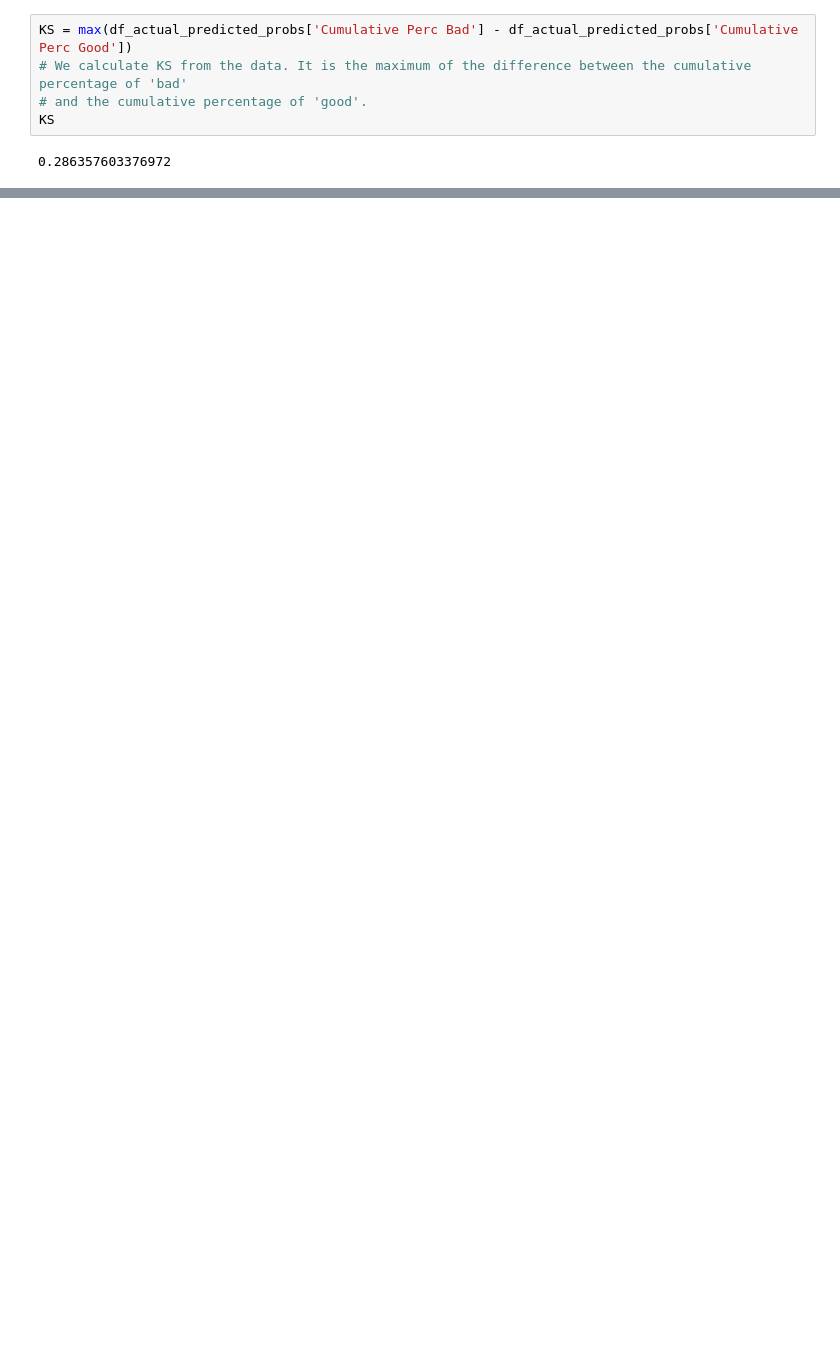
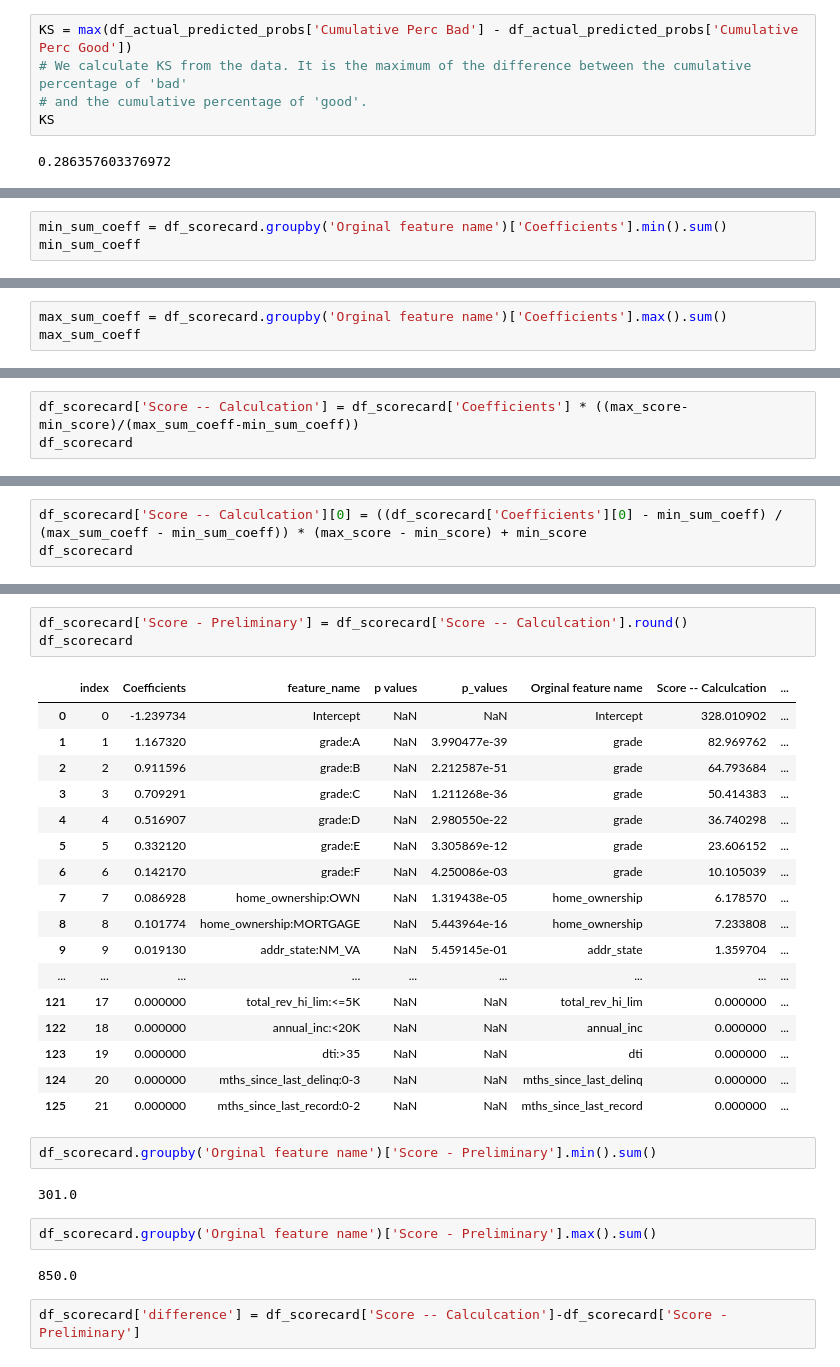
Before and after one commit to BAGLAT/Credit-Risk-Modeling, a Jupyter notebook: PD Model.ipynb, the cells around one changed output, grey strips where cells are left out. Cells and saved outputs as stored; diff of their text form; blank space fills up the shorter version.

```diff
--- a/PD Model.ipynb
+++ b/PD Model.ipynb
@@ -936,0 +1131,3 @@ KS
+# %%
+min_sum_coeff = df_scorecard.groupby('Orginal feature name')['Coefficients'].min().sum()
+min_sum_coeff
@@ -936,0 +1156,3 @@ KS
+# %%
+max_sum_coeff = df_scorecard.groupby('Orginal feature name')['Coefficients'].max().sum()
+max_sum_coeff
@@ -936,0 +1163,3 @@ KS
+# %%
+df_scorecard['Score -- Calculcation'] = df_scorecard['Coefficients'] * ((max_score-min_score)/(max_sum_coeff-min_sum_coeff))
+df_scorecard
@@ -936,0 +1184,3 @@ KS
+# %%
+df_scorecard['Score -- Calculcation'][0] = ((df_scorecard['Coefficients'][0] - min_sum_coeff) / (max_sum_coeff - min_sum_coeff)) * (max_score - min_score) + min_score
+df_scorecard
@@ -936,0 +1209,31 @@ KS
+# %%
+df_scorecard['Score - Preliminary'] = df_scorecard['Score -- Calculcation'].round()
+df_scorecard
+# %% [output]
+|  | index | Coefficients | feature_name | p values | p_values | Orginal feature name | Score -- Calculcation | ... |
+| 0 | 0 | -1.239734 | Intercept | NaN | NaN | Intercept | 328.010902 | ... |
+| 1 | 1 | 1.167320 | grade:A | NaN | 3.990477e-39 | grade | 82.969762 | ... |
+| 2 | 2 | 0.911596 | grade:B | NaN | 2.212587e-51 | grade | 64.793684 | ... |
+| 3 | 3 | 0.709291 | grade:C | NaN | 1.211268e-36 | grade | 50.414383 | ... |
+| 4 | 4 | 0.516907 | grade:D | NaN | 2.980550e-22 | grade | 36.740298 | ... |
+| 5 | 5 | 0.332120 | grade:E | NaN | 3.305869e-12 | grade | 23.606152 | ... |
+| 6 | 6 | 0.142170 | grade:F | NaN | 4.250086e-03 | grade | 10.105039 | ... |
+| 7 | 7 | 0.086928 | home_ownership:OWN | NaN | 1.319438e-05 | home_ownership | 6.178570 | ... |
+| 8 | 8 | 0.101774 | home_ownership:MORTGAGE | NaN | 5.443964e-16 | home_ownership | 7.233808 | ... |
+| 9 | 9 | 0.019130 | addr_state:NM_VA | NaN | 5.459145e-01 | addr_state | 1.359704 | ... |
+| ... | ... | ... | ... | ... | ... | ... | ... | ... |
+| 121 | 17 | 0.000000 | total_rev_hi_lim:<=5K | NaN | NaN | total_rev_hi_lim | 0.000000 | ... |
+| 122 | 18 | 0.000000 | annual_inc:<20K | NaN | NaN | annual_inc | 0.000000 | ... |
+| 123 | 19 | 0.000000 | dti:>35 | NaN | NaN | dti | 0.000000 | ... |
+| 124 | 20 | 0.000000 | mths_since_last_delinq:0-3 | NaN | NaN | mths_since_last_delinq | 0.000000 | ... |
+| 125 | 21 | 0.000000 | mths_since_last_record:0-2 | NaN | NaN | mths_since_last_record | 0.000000 | ... |
+# %%
+df_scorecard.groupby('Orginal feature name')['Score - Preliminary'].min().sum()
+# %% [output]
+301.0
+# %%
+df_scorecard.groupby('Orginal feature name')['Score - Preliminary'].max().sum()
+# %% [output]
+850.0
+# %%
+df_scorecard['difference'] = df_scorecard['Score -- Calculcation']-df_scorecard['Score - Preliminary']
```
Also changed, not shown: parts of 99 cells of this notebook.
